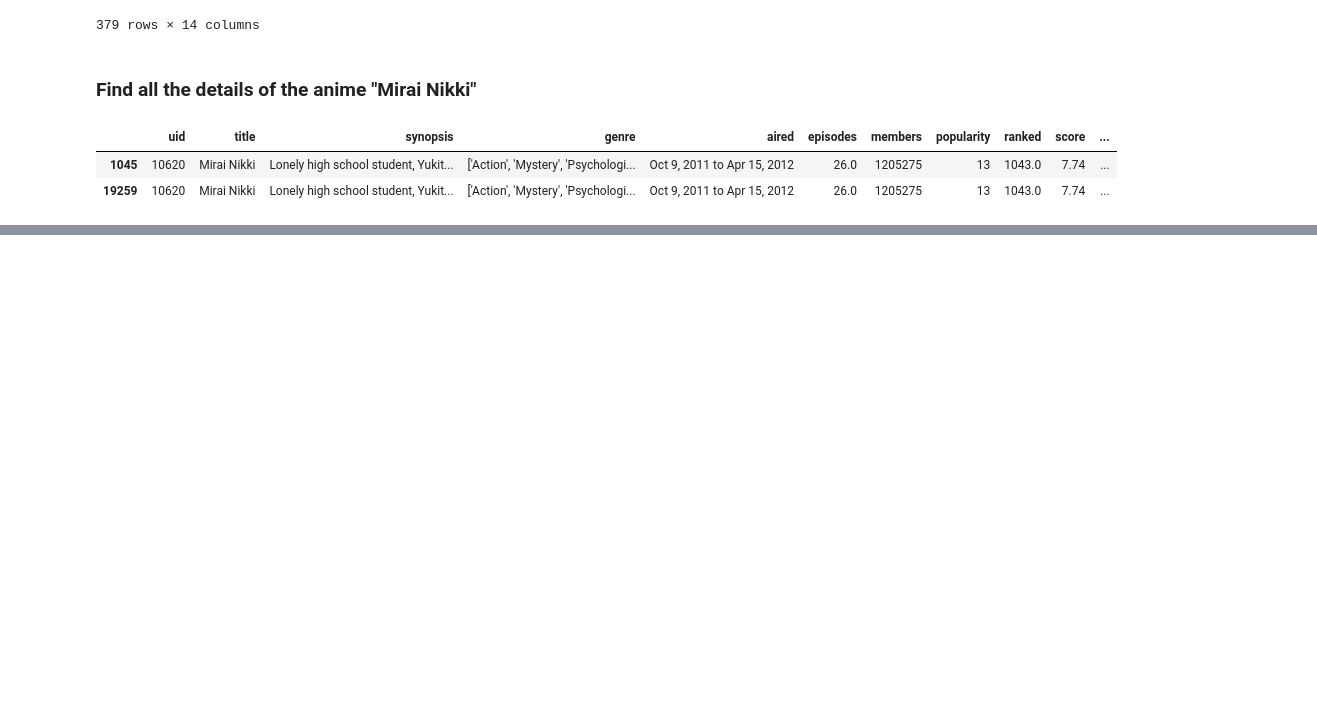
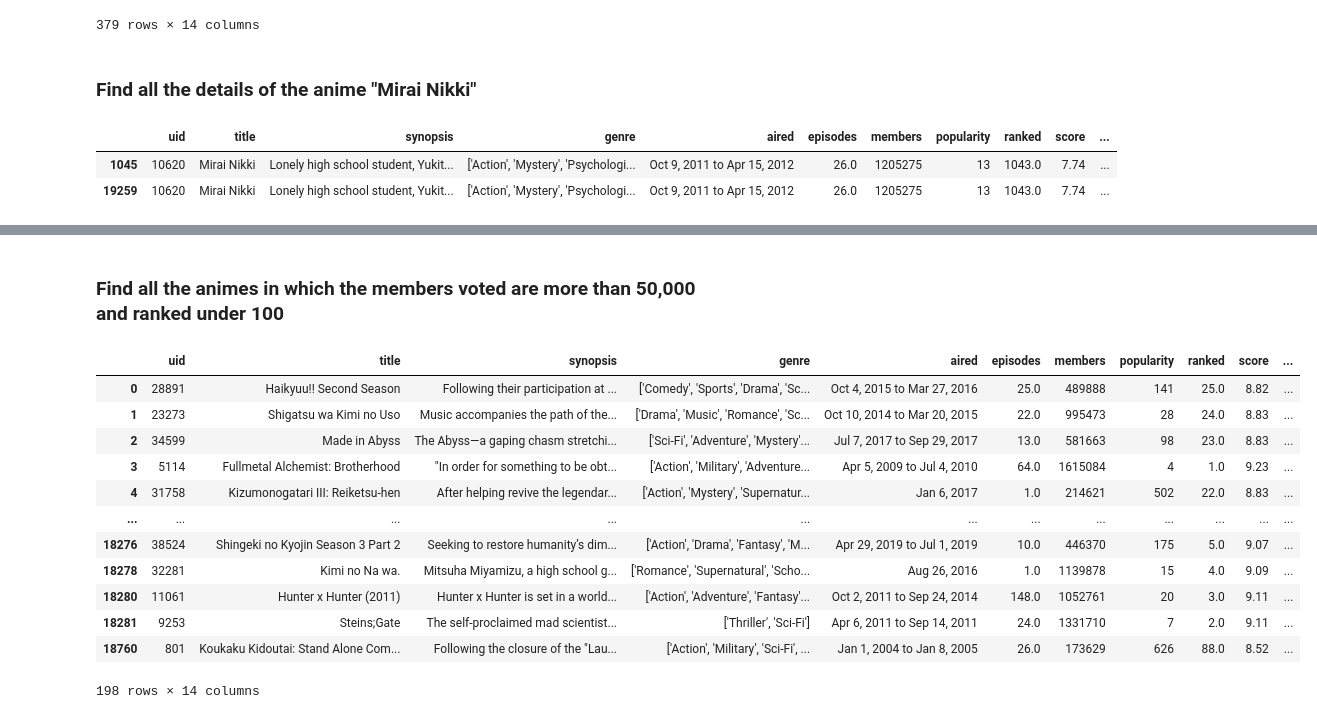
Before and after one commit to Tanay-Dwivedi/Animes-Data-Analysis, a Jupyter notebook: animes_data_analysis.ipynb, the cells around one changed output, grey strips where cells are left out. Drawn from its saved outputs; the diff is of its cells as text; code cells hidden in the pictures; blank space fills up the shorter version.

```diff
--- a/animes_data_analysis.ipynb
+++ b/animes_data_analysis.ipynb
@@ -267,0 +290,18 @@ df[df["title"] == "Mirai Nikki"]
+# %% [markdown]
+### Find all the animes in which the members voted are more than 50,000 and ranked under 100
+# %%
+df[(df["members"] > 50000) & (df["ranked"] < 100)]
+# %% [output]
+|  | uid | title | synopsis | genre | aired | episodes | members | popularity | ranked | score | ... |
+| 0 | 28891 | Haikyuu!! Second Season | Following their participation at ... | ['Comedy', 'Sports', 'Drama', 'Sc... | Oct 4, 2015 to Mar 27, 2016 | 25.0 | 489888 | 141 | 25.0 | 8.82 | ... |
+| 1 | 23273 | Shigatsu wa Kimi no Uso | Music accompanies the path of the... | ['Drama', 'Music', 'Romance', 'Sc... | Oct 10, 2014 to Mar 20, 2015 | 22.0 | 995473 | 28 | 24.0 | 8.83 | ... |
+| 2 | 34599 | Made in Abyss | The Abyss—a gaping chasm stretchi... | ['Sci-Fi', 'Adventure', 'Mystery'... | Jul 7, 2017 to Sep 29, 2017 | 13.0 | 581663 | 98 | 23.0 | 8.83 | ... |
+| 3 | 5114 | Fullmetal Alchemist: Brotherhood | "In order for something to be obt... | ['Action', 'Military', 'Adventure... | Apr 5, 2009 to Jul 4, 2010 | 64.0 | 1615084 | 4 | 1.0 | 9.23 | ... |
+| 4 | 31758 | Kizumonogatari III: Reiketsu-hen | After helping revive the legendar... | ['Action', 'Mystery', 'Supernatur... | Jan 6, 2017 | 1.0 | 214621 | 502 | 22.0 | 8.83 | ... |
+| ... | ... | ... | ... | ... | ... | ... | ... | ... | ... | ... | ... |
+| 18276 | 38524 | Shingeki no Kyojin Season 3 Part 2 | Seeking to restore humanity’s dim... | ['Action', 'Drama', 'Fantasy', 'M... | Apr 29, 2019 to Jul 1, 2019 | 10.0 | 446370 | 175 | 5.0 | 9.07 | ... |
+| 18278 | 32281 | Kimi no Na wa. | Mitsuha Miyamizu, a high school g... | ['Romance', 'Supernatural', 'Scho... | Aug 26, 2016 | 1.0 | 1139878 | 15 | 4.0 | 9.09 | ... |
+| 18280 | 11061 | Hunter x Hunter (2011) | Hunter x Hunter is set in a world... | ['Action', 'Adventure', 'Fantasy'... | Oct 2, 2011 to Sep 24, 2014 | 148.0 | 1052761 | 20 | 3.0 | 9.11 | ... |
+| 18281 | 9253 | Steins;Gate | The self-proclaimed mad scientist... | ['Thriller', 'Sci-Fi'] | Apr 6, 2011 to Sep 14, 2011 | 24.0 | 1331710 | 7 | 2.0 | 9.11 | ... |
+| 18760 | 801 | Koukaku Kidoutai: Stand Alone Com... | Following the closure of the "Lau... | ['Action', 'Military', 'Sci-Fi', ... | Jan 1, 2004 to Jan 8, 2005 | 26.0 | 173629 | 626 | 88.0 | 8.52 | ... |
+198 rows × 14 columns
```
Also changed, not shown: parts of 4 cells of this notebook.
